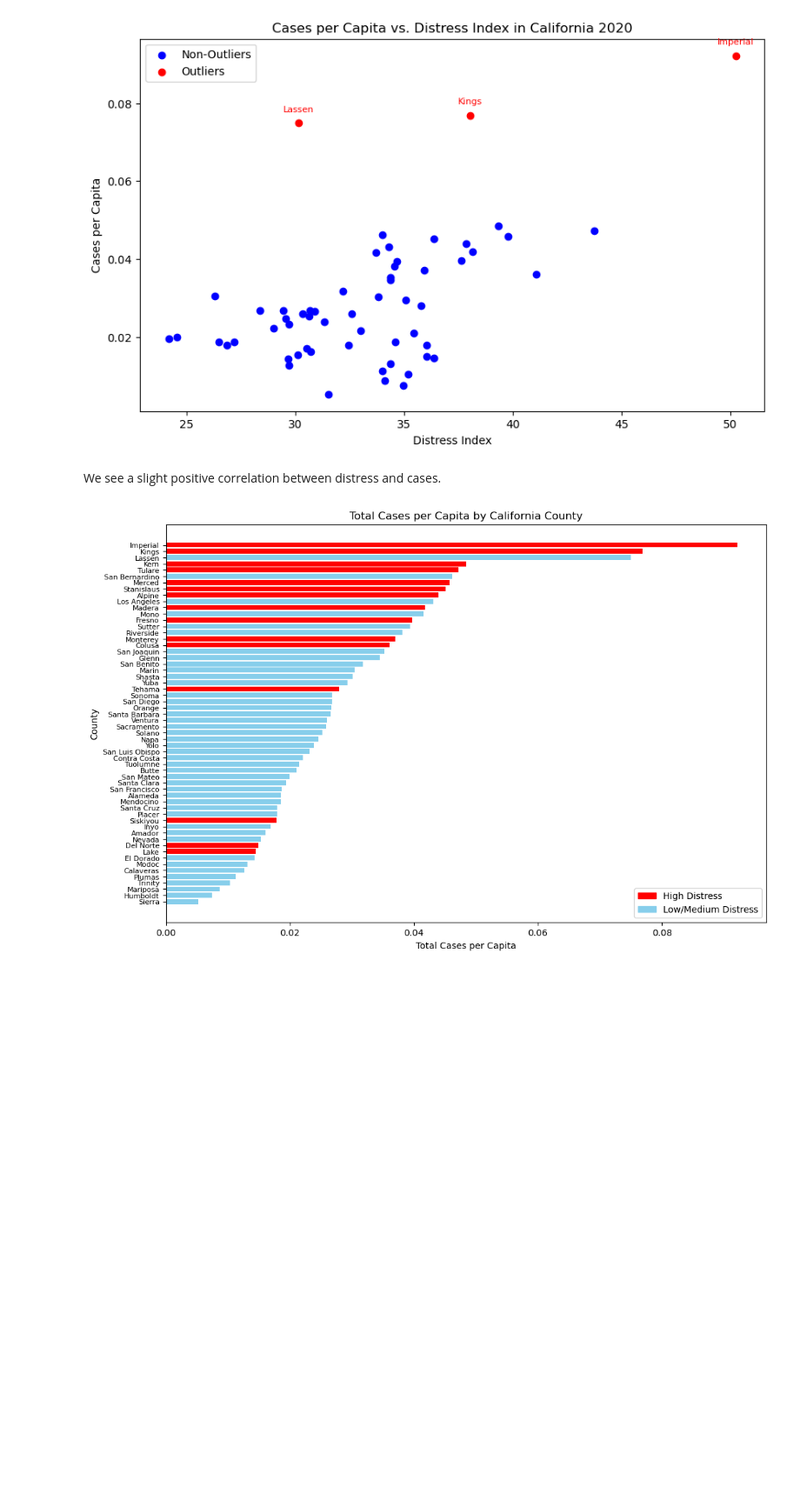
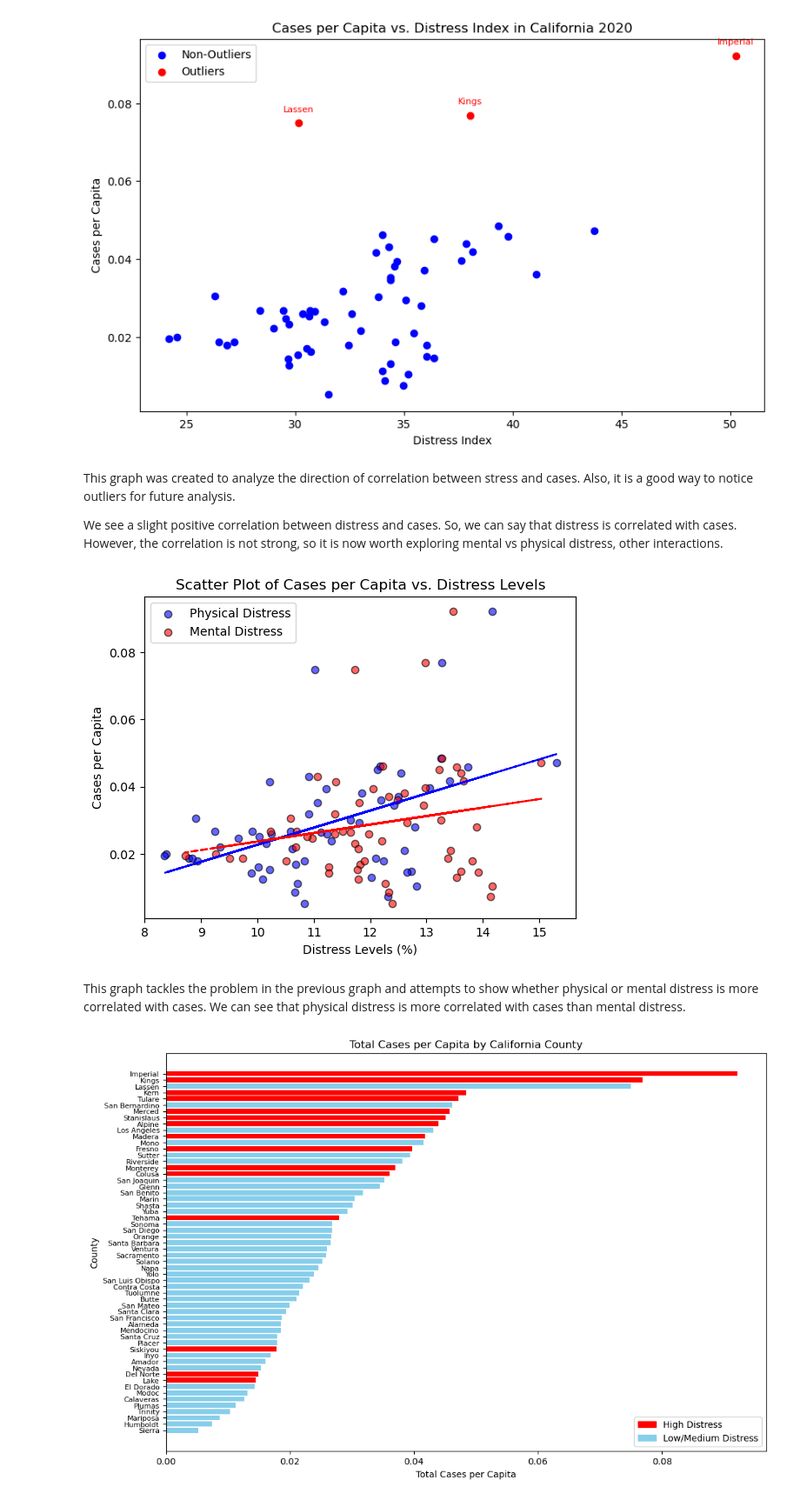
Before and after one commit to r-lee1888/eco225-project-code-r-lee1888, a Jupyter notebook: Code/Project1Code.ipynb, the cells around one changed output. Shown at 87% size. Cells and saved outputs as stored; diff of their text form; code cells hidden in the pictures; blank space fills up the shorter version.

```diff
--- a/Code/Project1Code.ipynb
+++ b/Code/Project1Code.ipynb
@@ -383,8 +395,36 @@ plt.legend()
 plt.show()
 # %% [output]
 [figure]
-# %% [markdown]
-We see a slight positive correlation between distress and cases.
+# %% [markdown]
+This graph was created to analyze the direction of correlation between stress and cases. Also, it is a good way to notice outliers for future analysis.
+
+We see a slight positive correlation between distress and cases. So, we can say that distress is correlated with cases. However, the correlation is not strong, so it is now worth exploring mental vs physical distress, other interactions.
+# %%
+# Plot 4 (scatter plot of cases per capita vs. distress levels)
+
+
+plt.scatter(depaneled_data_geo['avg_percent_frequent_physical_distress'], depaneled_data_geo['total_cases_per_capita'], alpha=0.6, label='Physical Distress', color='blue', edgecolor='black')
+# Add line of best fit for Physical Distress
+z1 = np.polyfit(depaneled_data_geo['avg_percent_frequent_physical_distress'], depaneled_data_geo['total_cases_per_capita'], 1)
+p1 = np.poly1d(z1)
+plt.plot(depaneled_data_geo['avg_percent_frequent_physical_distress'], p1(depaneled_data_geo['avg_percent_frequent_physical_distress']), color='blue', linestyle='--')
+
+# Scatter plot for Mental Distress
+plt.scatter(depaneled_data_geo['avg_percent_frequent_mental_distress'], depaneled_data_geo['total_cases_per_capita'], alpha=0.6, label='Mental Distress', color='red', edgecolor='black')
+# Add line of best fit for Mental Distress
+z2 = np.polyfit(depaneled_data_geo['avg_percent_frequent_mental_distress'], depaneled_data_geo['total_cases_per_capita'], 1)
+p2 = np.poly1d(z2)
+plt.plot(depaneled_data_geo['avg_percent_frequent_mental_distress'], p2(depaneled_data_geo['avg_percent_frequent_mental_distress']), color='red', linestyle='--')
+
+plt.xlabel('Distress Levels (%)')
+plt.ylabel('Cases per Capita')
+plt.title('Scatter Plot of Cases per Capita vs. Distress Levels')
+plt.legend()
+plt.show()
+# %% [output]
+[figure, added]
+# %% [markdown]
+This graph tackles the problem in the previous graph and attempts to show whether physical or mental distress is more correlated with cases. We can see that physical distress is more correlated with cases than mental distress.
 # %%
 # Plot 5 (bar plot of cases per capita by county)
 # Sort the data by total cases per capita
```
Also changed, not shown: parts of 73 cells of this notebook, 8 other files.
